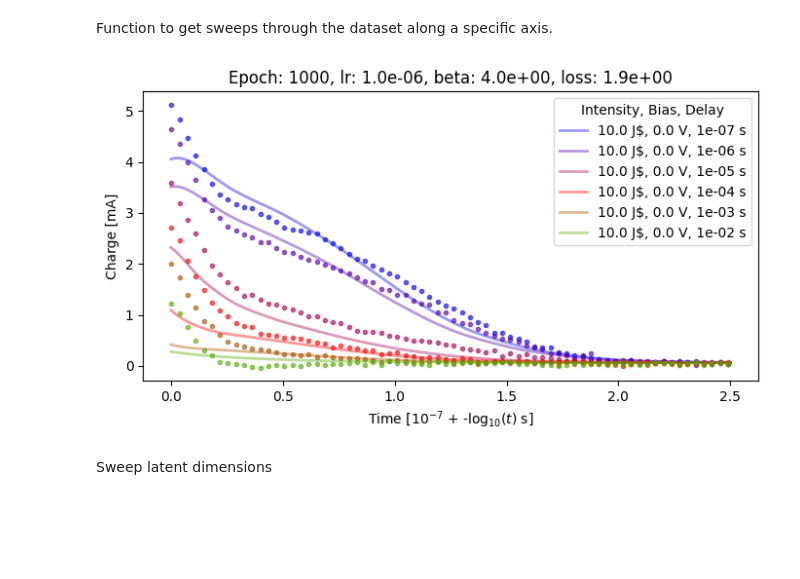
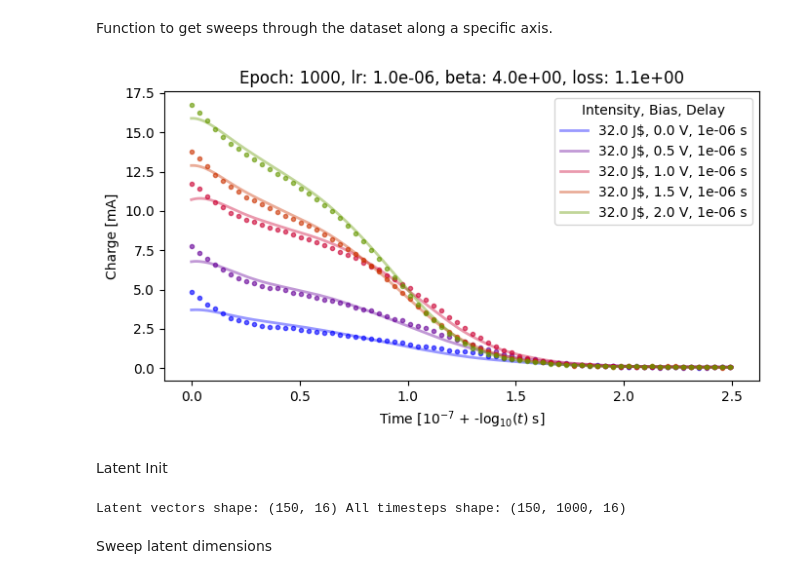
Before and after one commit to rayyyd/ML_charge_modeling, a Jupyter notebook: parameter_tuning/interpretability.ipynb, the cells around one changed output. Drawn from its saved outputs; the diff is of its cells as text; code cells hidden in the pictures; blank space fills up the shorter version.

```diff
--- a/parameter_tuning/interpretability.ipynb
+++ b/parameter_tuning/interpretability.ipynb
@@ -141,13 +143,19 @@ Function to get sweeps through the dataset along a specific axis.
 # %%
 # Run model inference and visualisation along different parameters
 
 # select models to plot ('intensity', 'voltage', or 'delay')
-plot_models = ipynb_utils.get_sweep_index(0, 'delay')  # Example: sweep based on intensity from the first index
+plot_models = ipynb_utils.get_sweep_index(122, 'voltage')  # Example: sweep based on intensity from the first index
 
 parameters.model_params['plot'] = plot_models
 visualisation.display_random_fit(parameters.model_params, parameters.dataset, show=True, save=False, random_samples=False)
 # %% [output]
-[figure, old version]
+[figure, new version]
+# %% [markdown]
+Latent Init
+# %%
+latent, all = ipynb_utils.get_latent_vectors(model_params, parameters.dataset, traj_idx=None)
+# %% [output]
+Latent vectors shape: (150, 16) All timesteps shape: (150, 1000, 16)
 # %% [markdown]
 Sweep latent dimensions
 # %%
```
Also changed, not shown: parts of 8 cells of this notebook, 5 other files.
